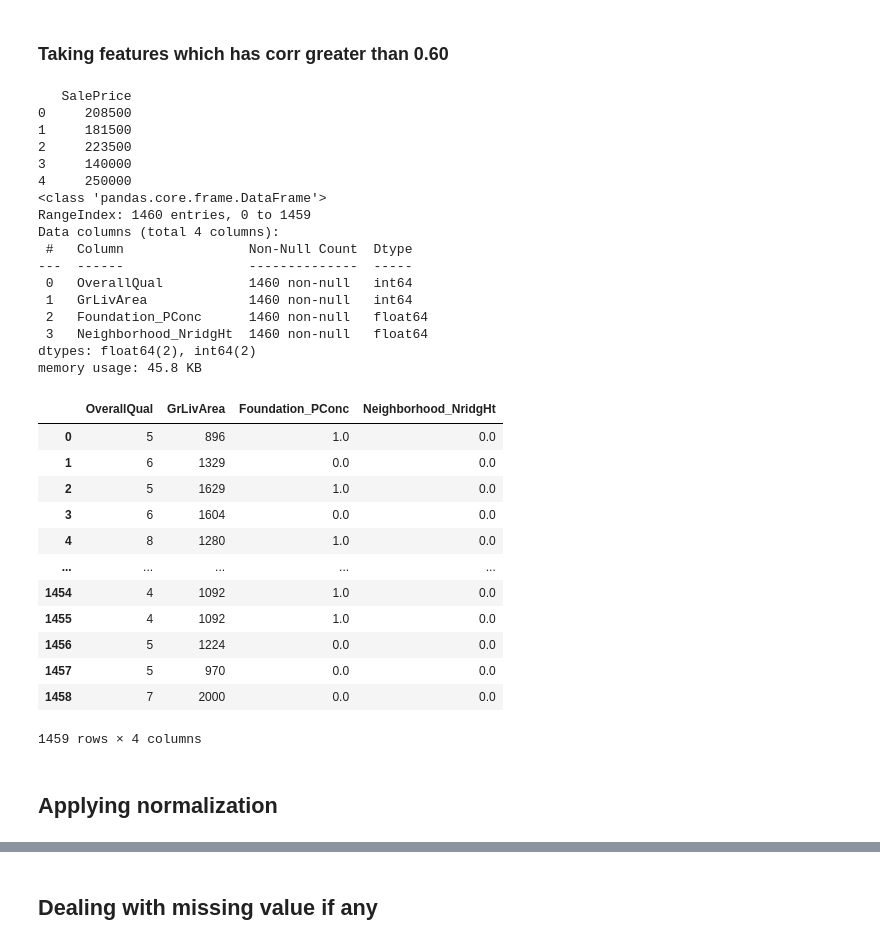
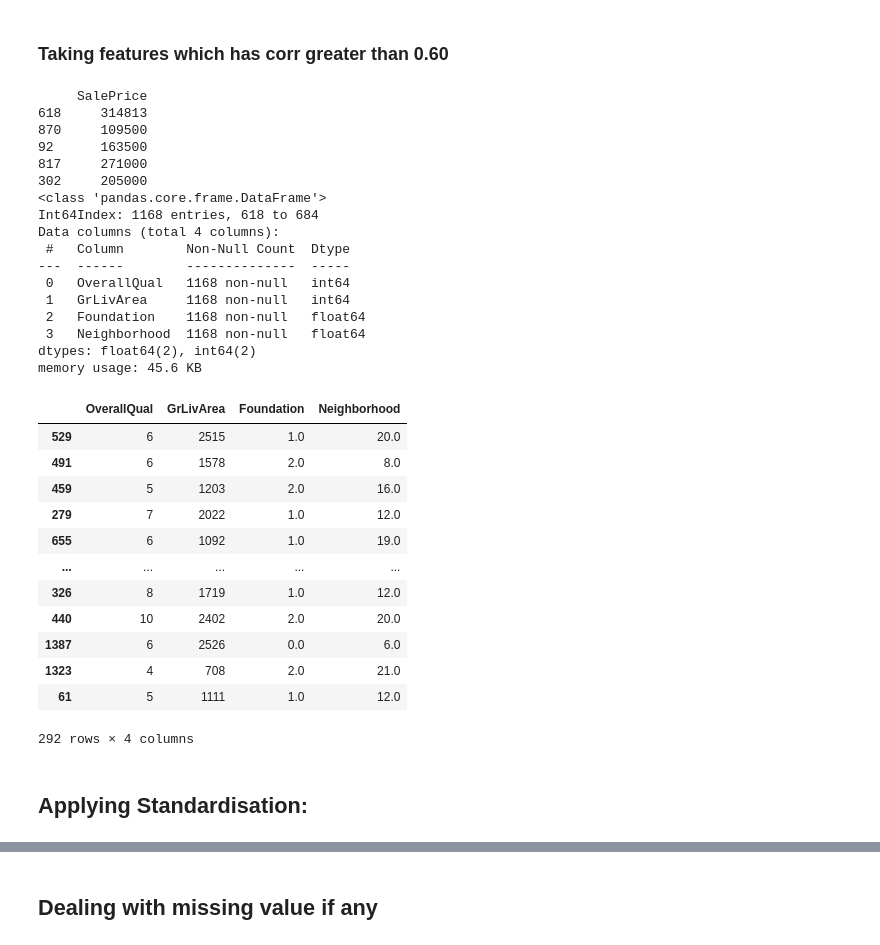
Before and after one commit to yashjain02/dsp-yashkumar-jain, a Jupyter notebook: notebooks/model-industrialization-1.ipynb, the cells around one changed output, grey strips where cells are left out. Cells and saved outputs as stored; diff of their text form; code cells hidden in the pictures.

```diff
--- a/notebooks/model-industrialization-1.ipynb
+++ b/notebooks/model-industrialization-1.ipynb
@@ -231,9 +232,8 @@ for col in data:
 # %%
 # ordinal encoding
 from sklearn.preprocessing import OrdinalEncoder, OneHotEncoder
-colsOrdinal = ['LotShape', 'Utilities', 'LandSlope', 'HouseStyle', 'ExterQual', 'ExterCond', 'BsmtQual', 'BsmtCond', 'BsmtExposure', 'BsmtFinType1', 'BsmtFinType2', 'HeatingQC', 'CentralAir', 'KitchenQual', 'Functional', 'FireplaceQu', 'GarageFinish', 'GarageQual', 'GarageCond', 'PoolQC']
 ordinal=OrdinalEncoder()
-data[colsOrdinal] = pd.DataFrame(ordinal.fit_transform(data[colsOrdinal]),columns=colsOrdinal)
+data[data.columns] = pd.DataFrame(ordinal.fit_transform(data))
 data.head()
 # %% [output]
 |  | MSZoning | Street | Alley | LotShape | LandContour | Utilities | LotConfig | LandSlope | Neighborhood | ... |
@@ -262,4 +245,0 @@ OneHotData.head()
-# %%
-#concat one hot with ordinal
-data=pd.concat([data[colsOrdinal],OneHotData],axis=1)
-data
@@ -286,4 +252,4 @@ X_train_cat.shape
 # %%
-X_test_cat=data.iloc[test_id]
-X_test_cat
+X_val_cat=data.iloc[val_id]
+X_val_cat
 # %% [output]
@@ -304,8 +270,8 @@ X_test_cat
 X_train_cat.index=train_X_num.index
 X_train= pd.concat([X_train_cat,train_X_num],axis=1)
 # %%
-#test set
-X_test_cat.index=test_X_num.index
-X_test = pd.concat([X_test_cat,test_X_num],axis=1)
+#validation set
+X_val_cat.index=val_X_num.index
+X_test = pd.concat([X_val_cat,val_X_num],axis=1)
 X_test.head()
 # %% [output]
@@ -344,43 +310,43 @@ Name: SalePrice, dtype: float64
 #separate labels from training set
 Y_train=pd.DataFrame(X_train['SalePrice'],columns=['SalePrice'])
 print(Y_train.head())
-X_train=X_train[['OverallQual','GrLivArea','Foundation_PConc','Neighborhood_NridgHt']]
+X_train=X_train[['OverallQual','GrLivArea','Foundation','Neighborhood']]
 X_train.info()
 # %% [output]
-   SalePrice
-0     208500
-1     181500
-2     223500
-3     140000
-4     250000
+     SalePrice
+618     314813
+870     109500
+92      163500
+817     271000
+302     205000
 <class 'pandas.core.frame.DataFrame'>
-RangeIndex: 1460 entries, 0 to 1459
+Int64Index: 1168 entries, 618 to 684
 Data columns (total 4 columns):
- #   Column                Non-Null Count  Dtype
----  ------                --------------  -----
- 0   OverallQual           1460 non-null   int64
- 1   GrLivArea             1460 non-null   int64
- 2   Foundation_PConc      1460 non-null   float64
- 3   Neighborhood_NridgHt  1460 non-null   float64
+ #   Column        Non-Null Count  Dtype
+---  ------        --------------  -----
+ 0   OverallQual   1168 non-null   int64
+ 1   GrLivArea     1168 non-null   int64
+ 2   Foundation    1168 non-null   float64
+ 3   Neighborhood  1168 non-null   float64
 dtypes: float64(2), int64(2)
-memory usage: 45.8 KB
+memory usage: 45.6 KB
 # %%
-X_test=X_test[['OverallQual','GrLivArea','Foundation_PConc','Neighborhood_NridgHt']]
-X_test
+X_Val=X_test[['OverallQual','GrLivArea','Foundation','Neighborhood']]
+X_Val
 # %% [output]
-|  | OverallQual | GrLivArea | Foundation_PConc | Neighborhood_NridgHt |
-| 0 | 5 | 896 | 1.0 | 0.0 |
-| 1 | 6 | 1329 | 0.0 | 0.0 |
-| 2 | 5 | 1629 | 1.0 | 0.0 |
-| 3 | 6 | 1604 | 0.0 | 0.0 |
-| 4 | 8 | 1280 | 1.0 | 0.0 |
+|  | OverallQual | GrLivArea | Foundation | Neighborhood |
+| 529 | 6 | 2515 | 1.0 | 20.0 |
+| 491 | 6 | 1578 | 2.0 | 8.0 |
+| 459 | 5 | 1203 | 2.0 | 16.0 |
+| 279 | 7 | 2022 | 1.0 | 12.0 |
+| 655 | 6 | 1092 | 1.0 | 19.0 |
 | ... | ... | ... | ... | ... |
-| 1454 | 4 | 1092 | 1.0 | 0.0 |
-| 1455 | 4 | 1092 | 1.0 | 0.0 |
-| 1456 | 5 | 1224 | 0.0 | 0.0 |
-| 1457 | 5 | 970 | 0.0 | 0.0 |
-| 1458 | 7 | 2000 | 0.0 | 0.0 |
+| 326 | 8 | 1719 | 1.0 | 12.0 |
+| 440 | 10 | 2402 | 2.0 | 20.0 |
+| 1387 | 6 | 2526 | 0.0 | 6.0 |
+| 1323 | 4 | 708 | 2.0 | 21.0 |
+| 61 | 5 | 1111 | 1.0 | 12.0 |
-1459 rows × 4 columns
+292 rows × 4 columns
 # %% [markdown]
-## Applying normalization
+## Applying Standardisation:
 # %%
```
Also changed, not shown: parts of 48 cells of this notebook.
